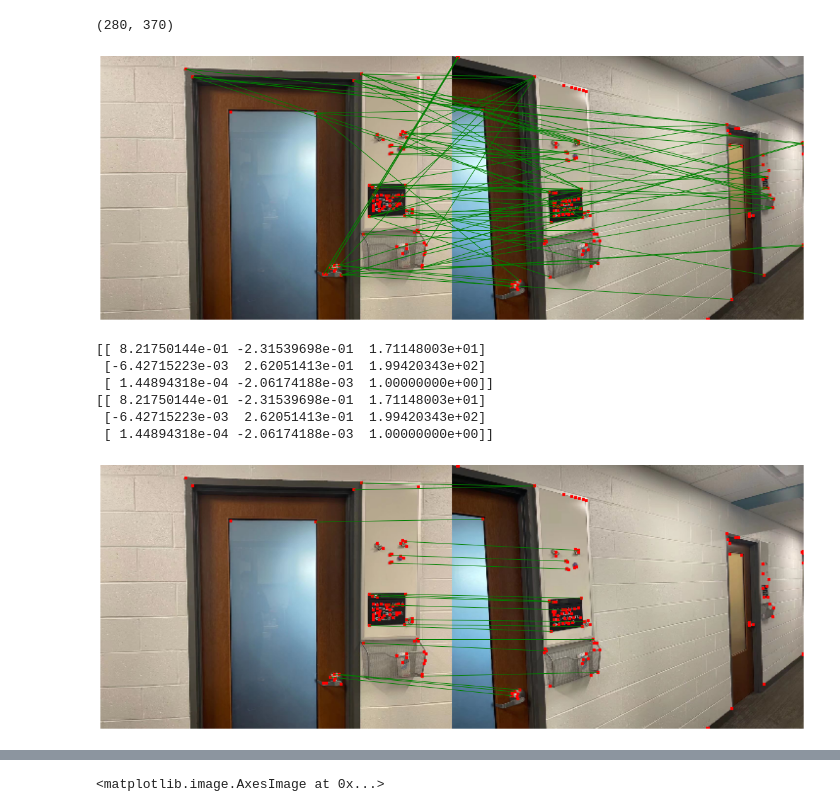
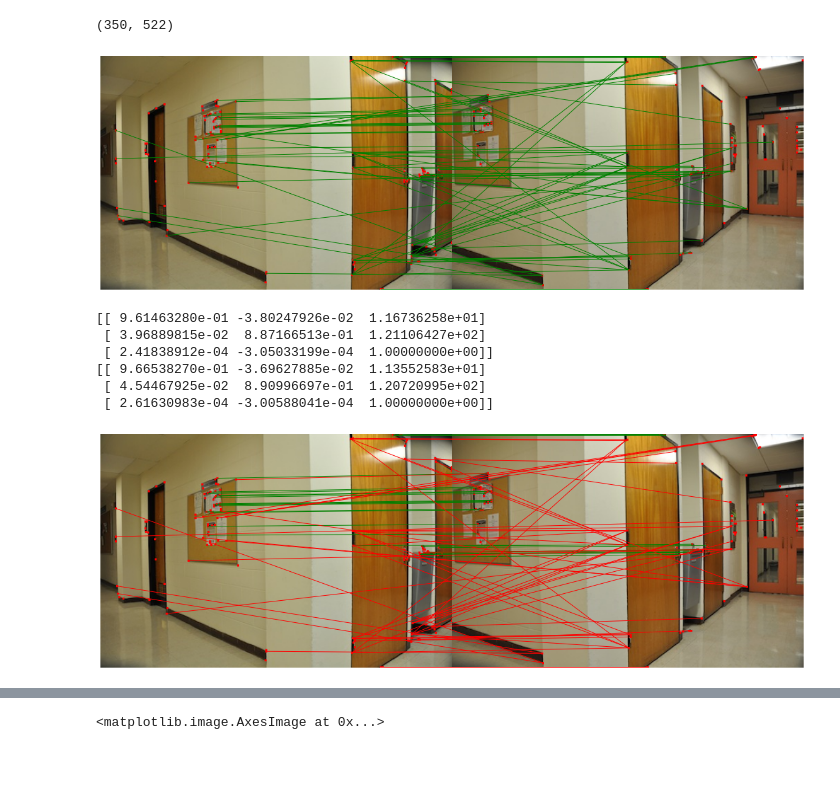
Before and after one commit to JinyangMarkLiu/EECE5639-Projects, a Jupyter notebook: Project2.ipynb, the cells around one changed output, grey strips where cells are left out. Saved outputs shown, nothing was run; the diff lists cells and outputs as text; code cells hidden in the pictures; blank space fills up the shorter version.

Commit message:
changed images

```diff
--- a/Project2.ipynb
+++ b/Project2.ipynb
@@ -7,10 +7,8 @@ import matplotlib.pyplot as plt
 from scipy import signal as sig
 from scipy import ndimage as ndi
 # %%
-image1 = cv2.imread('im4.jpg')[:,:,[2,1,0]]
-image2 = cv2.imread('im3.jpg')[:,:,[2,1,0]]
-image1 = cv2.resize(image1, (int(image1.shape[1]/4),int(image1.shape[0]/4)), interpolation= cv2.INTER_LINEAR)
-image2 = cv2.resize(image2, (int(image2.shape[1]/4),int(image2.shape[0]/4)), interpolation= cv2.INTER_LINEAR)
+image1 = cv2.imread('DanaHallWay1/DSC_0281.JPG')[:,:,[2,1,0]]
+image2 = cv2.imread('DanaHallWay1/DSC_0282.JPG')[:,:,[2,1,0]]
 raw_image1 = image1
 raw_image2 = image2
 # %%
@@ -84,14 +82,14 @@ for i in range(len(dist_list1)):
         NCC[i,j] = correlation_coefficient(gray1[dist_list1[i][0]:dist_list1[i][0]+10,dist_list1[i][1]:dist_list1[i][1]+10], \
                                           gray2[dist_list2[j][0]:dist_list2[j][0]+10,dist_list2[j][1]:dist_list2[j][1]+10])
 # %% [output]
-(280, 370)
+(350, 522)
 # %%
 def find_corr(NCC,dist_list1,dist_list2):
     temp = NCC.copy()
     corr_points = []
     for i in range(min(len(dist_list1),len(dist_list2))):
         max_val = np.amax(temp.flatten())
-        if(max_val <= 0.3):
+        if(max_val <= 0.25):
             break
         x,y = int(np.where(temp == max_val)[0]),int(np.where(temp == max_val)[1])
         temp[x,y] = 0
@@ -119,7 +117,7 @@ def draw_inliers_and_outliers(image1,image2,inliears,outliers):
 corr = find_corr(NCC,dist_list1,dist_list2)
 draw_inliers_and_outliers(raw_image1,raw_image2,corr,[])
 # %% [output]
-[figure, old version]
+[figure, new version]
 # %%
 im1_pnts = []
 im2_pnts = []
@@ -146,21 +144,22 @@ def find_inliers_and_outliers(im2_pnts, im1_pnts,h,t):
 # %%
 h = getHomography(im2_pnts,im1_pnts)
 print(h)
 inliers,outliers = find_inliers_and_outliers(im2_pnts,im1_pnts,h,3)
 im1_pnts,im2_pnts = [],[]
 for pnts in inliers:
     im1_pnts.append(pnts[0])
     im2_pnts.append(pnts[1])
 im1_pnts = np.array(im1_pnts)
 im2_pnts = np.array(im2_pnts)
+h,state = cv2.findHomography(im2_pnts, im1_pnts)
 print(h)
 draw_inliers_and_outliers(raw_image1,raw_image2,inliers,outliers)
 # %% [output]
-[[ 8.21750144e-01 -2.31539698e-01  1.71148003e+01]
- [-6.42715223e-03  2.62051413e-01  1.99420343e+02]
- [ 1.44894318e-04 -2.06174188e-03  1.00000000e+00]]
-[[ 8.21750144e-01 -2.31539698e-01  1.71148003e+01]
- [-6.42715223e-03  2.62051413e-01  1.99420343e+02]
- [ 1.44894318e-04 -2.06174188e-03  1.00000000e+00]]
+[[ 9.61463280e-01 -3.80247926e-02  1.16736258e+01]
+ [ 3.96889815e-02  8.87166513e-01  1.21106427e+02]
+ [ 2.41838912e-04 -3.05033199e-04  1.00000000e+00]]
+[[ 9.66538270e-01 -3.69627885e-02  1.13552583e+01]
+ [ 4.54467925e-02  8.90996697e-01  1.20720995e+02]
+ [ 2.61630983e-04 -3.00588041e-04  1.00000000e+00]]
-[figure, old version]
+[figure, new version]
 # %%
```
Also changed, not shown: parts of 8 cells of this notebook.
